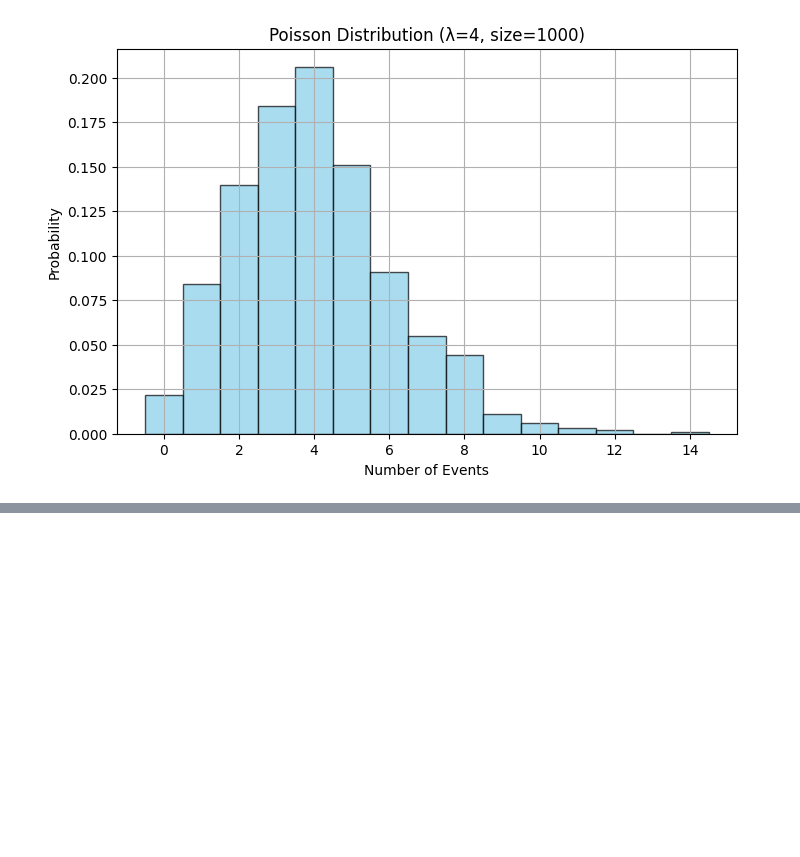
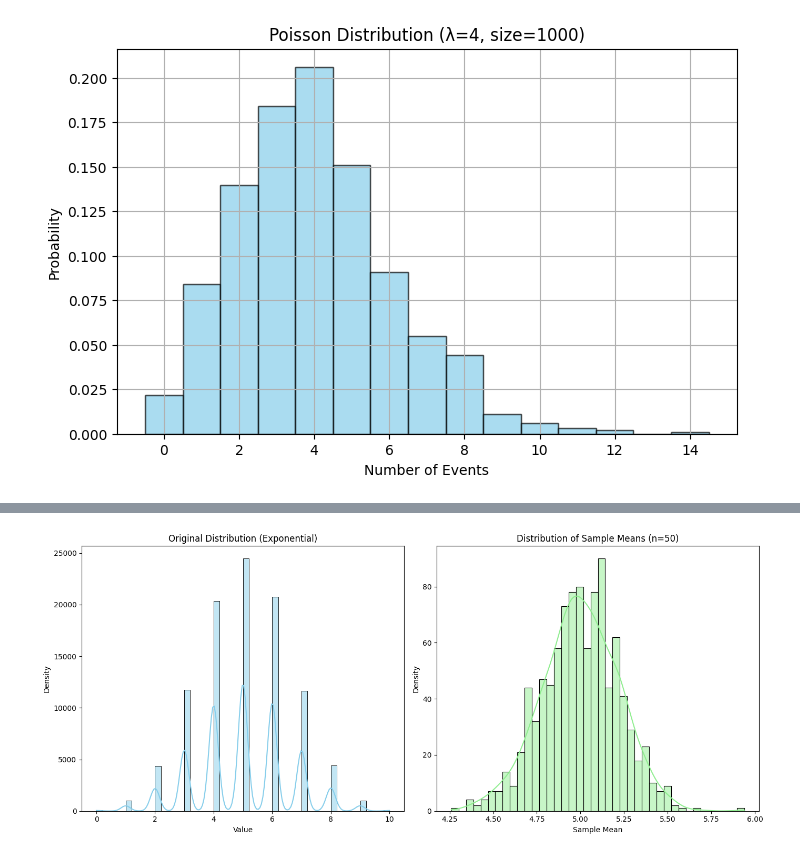
Before and after one commit to ash322ash422/tut_pandas_numpy, a Jupyter notebook: tut_numpy/tut_numpy_applic4_probDistrib_UniformNormalBinomialBernoulli_CentLtTheorom.ipynb, the cells around one changed output, grey strips where cells are left out. Cells and saved outputs as stored; diff of their text form; code cells hidden in the pictures; blank space fills up the shorter version.

```diff
--- a/tut_numpy/tut_numpy_applic4_probDistrib_UniformNormalBinomialBernoulli_CentLtTheorom.ipynb
+++ b/tut_numpy/tut_numpy_applic4_probDistrib_UniformNormalBinomialBernoulli_CentLtTheorom.ipynb
@@ -334,0 +403,47 @@ plt.show()
+# %%
+# Now lets put KDE curve on it
+# TODO Try changing the distribution of the population and also try different sample_size(5, 30, 100),
+
+SIZE = 10000
+
+# Step 1: Original distribution (non-normal)
+# population = np.random.exponential(scale=2, size=SIZE)
+
+# population = np.random.normal(loc=0, scale=1, size=100000)
+# population = np.random.uniform(low=0, high=10, size=SIZE)
+# population = np.random.poisson(lam=5, size=SIZE)
+population = np.random.binomial(n=10, p=0.5, size=100000)
+# population = np.random.beta(a=2, b=5, size=SIZE)
+# population = np.random.gamma(shape=2, scale=2, size=100000)
+
+# print(f"population: {population}")
+
+
+# Step 2: Take many samples and compute their means
+sample_means = []
+sample_size = 50  # Size of each sample
+
+for _ in range(1000):  # 1000 trials
+    sample = np.random.choice(population, size=sample_size, replace=True)
+    sample_means.append(np.mean(sample))
+
+# Step 3: Plot original distribution and distribution of sample means
+# Step 3: Plot with histogram + KDE
+plt.figure(figsize=(14, 6))
+
+plt.subplot(1, 2, 1)
+sns.histplot(population, bins=50, kde=True, color='skyblue')
+plt.title("Original Distribution (Exponential)")
+plt.xlabel("Value")
+plt.ylabel("Density")
+
+plt.subplot(1, 2, 2)
+sns.histplot(sample_means, bins=40, kde=True, color='lightgreen')
+plt.title(f"Distribution of Sample Means (n={sample_size})")
+plt.xlabel("Sample Mean")
+plt.ylabel("Density")
+
+plt.tight_layout()
+plt.show()
+# %% [output]
+[figure, added]
```
Also changed, not shown: parts of 13 cells of this notebook, 8 other files.
